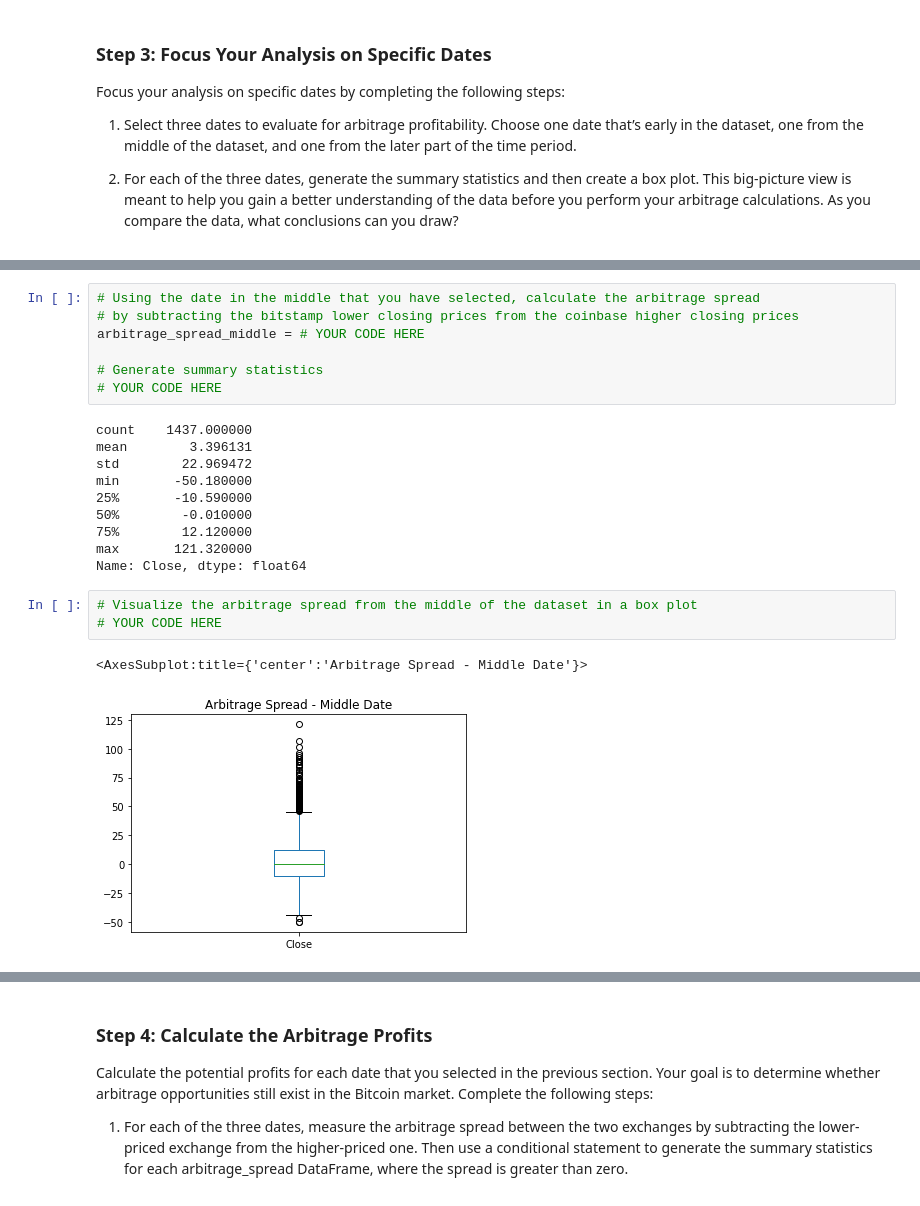
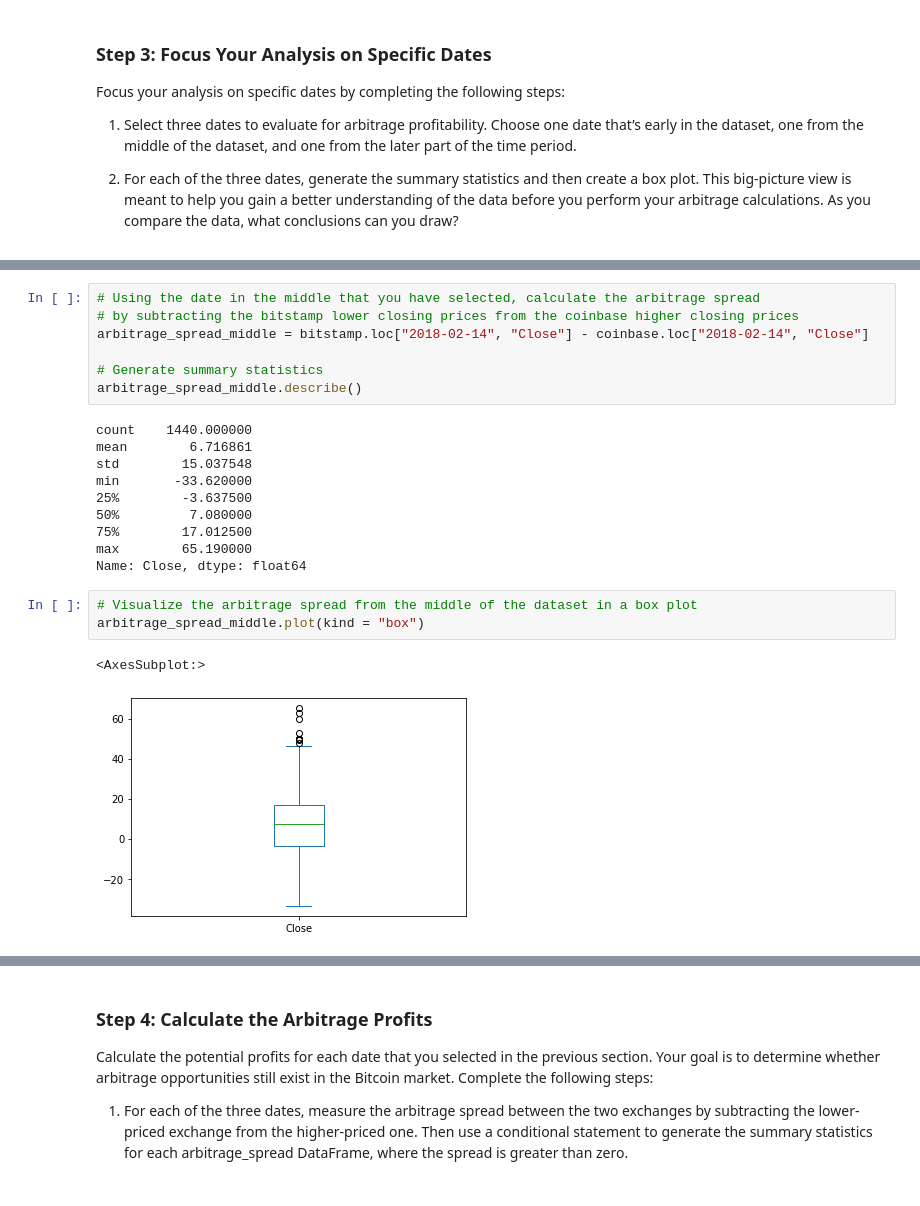
Before and after one commit to victorxdang/ArbitrageAnaylsis, a Jupyter notebook: crypto_arbitrage.ipynb, the cells around one changed output, grey strips where cells are left out. Cells and saved outputs as stored; diff of their text form.

```diff
--- a/crypto_arbitrage.ipynb
+++ b/crypto_arbitrage.ipynb
@@ -300,26 +303,26 @@ Name: Close, dtype: float64
 # %%
 # Using the date in the middle that you have selected, calculate the arbitrage spread
 # by subtracting the bitstamp lower closing prices from the coinbase higher closing prices
-arbitrage_spread_middle = # YOUR CODE HERE
+arbitrage_spread_middle = bitstamp.loc["2018-02-14", "Close"] - coinbase.loc["2018-02-14", "Close"]
 
 # Generate summary statistics
-# YOUR CODE HERE
+arbitrage_spread_middle.describe()
 # %% [output]
-count    1437.000000
-mean        3.396131
-std        22.969472
-min       -50.180000
-25%       -10.590000
-50%        -0.010000
-75%        12.120000
-max       121.320000
+count    1440.000000
+mean        6.716861
+std        15.037548
+min       -33.620000
+25%        -3.637500
+50%         7.080000
+75%        17.012500
+max        65.190000
 Name: Close, dtype: float64
 # %%
 # Visualize the arbitrage spread from the middle of the dataset in a box plot
-# YOUR CODE HERE
+arbitrage_spread_middle.plot(kind = "box")
 # %% [output]
-<AxesSubplot:title={'center':'Arbitrage Spread - Middle Date'}>
+<AxesSubplot:>
-[figure, old version]
+[figure, new version]
 # %%
 # Create an overlay plot that visualizes the two dataframes over a period of one day from late in the dataset.
 # Be sure that the plots include the parameters `legend`, `figsize`, `title`, `color` and `label`
```
Also changed, not shown: parts of 50 cells of this notebook.
